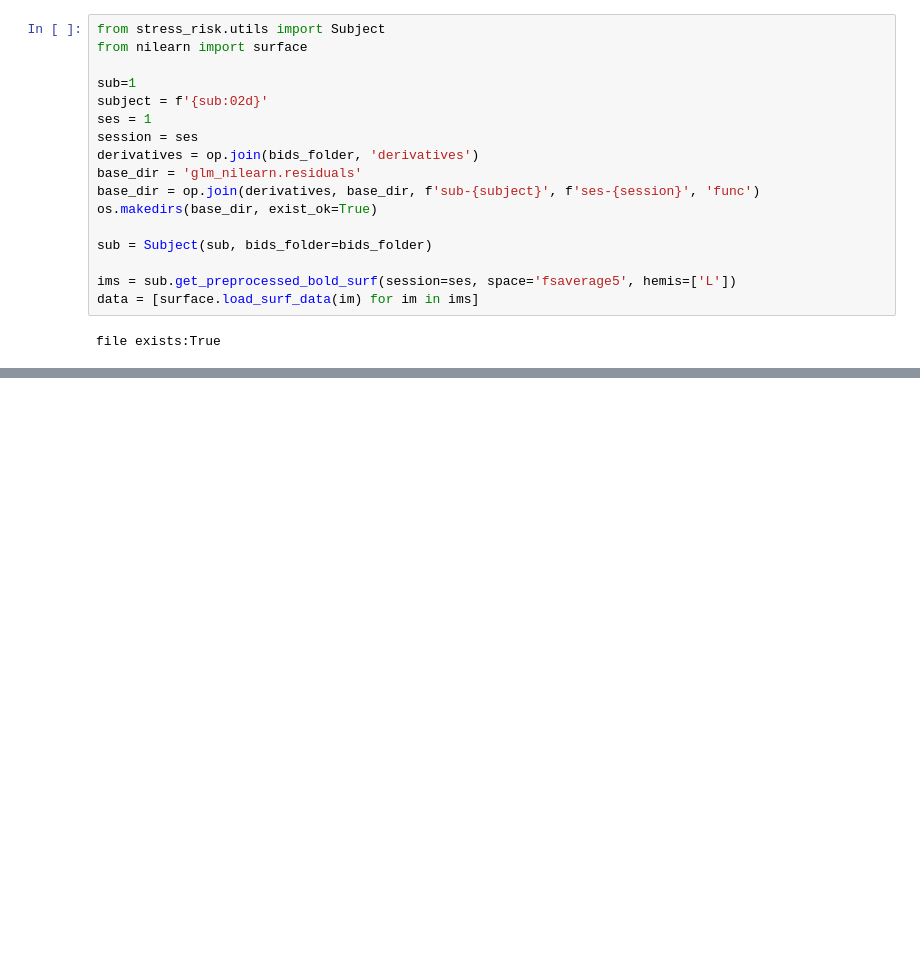
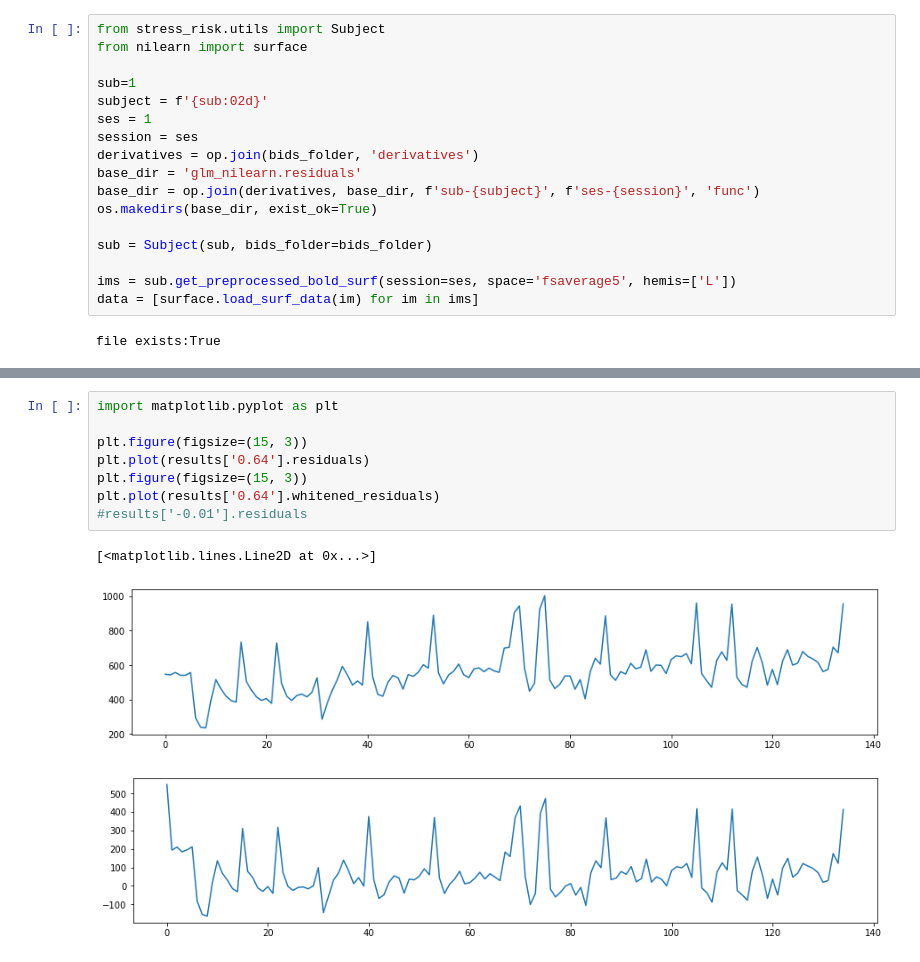
Before and after one commit to Gilles86/stress_risk, a Jupyter notebook: stress_risk/fmri_analysis/glm/glm_nilearn_removeTaskEffect.ipynb, the cells around one changed output, grey strips where cells are left out. Saved outputs shown, nothing was run; the diff lists cells and outputs as text; blank space fills up the shorter version.

```diff
--- a/stress_risk/fmri_analysis/glm/glm_nilearn_removeTaskEffect.ipynb
+++ b/stress_risk/fmri_analysis/glm/glm_nilearn_removeTaskEffect.ipynb
@@ -168,0 +259,12 @@ True
+# %%
+import matplotlib.pyplot as plt
+
+plt.figure(figsize=(15, 3))
+plt.plot(results['0.64'].residuals)
+plt.figure(figsize=(15, 3))
+plt.plot(results['0.64'].whitened_residuals)
+#results['-0.01'].residuals
+# %% [output]
+[<matplotlib.lines.Line2D at 0x...>]
+[figure, added]
+[figure, added]
```
Also changed, not shown: parts of 41 cells of this notebook, 8 other files.
